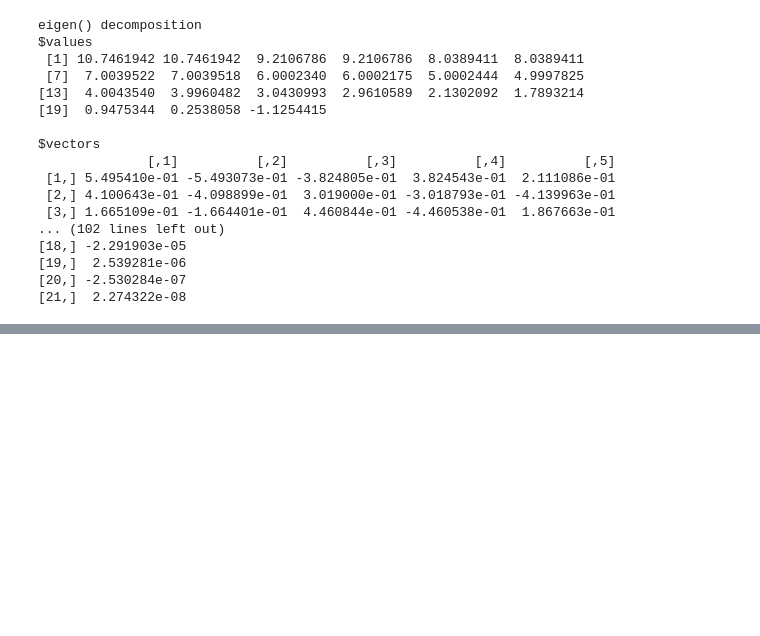
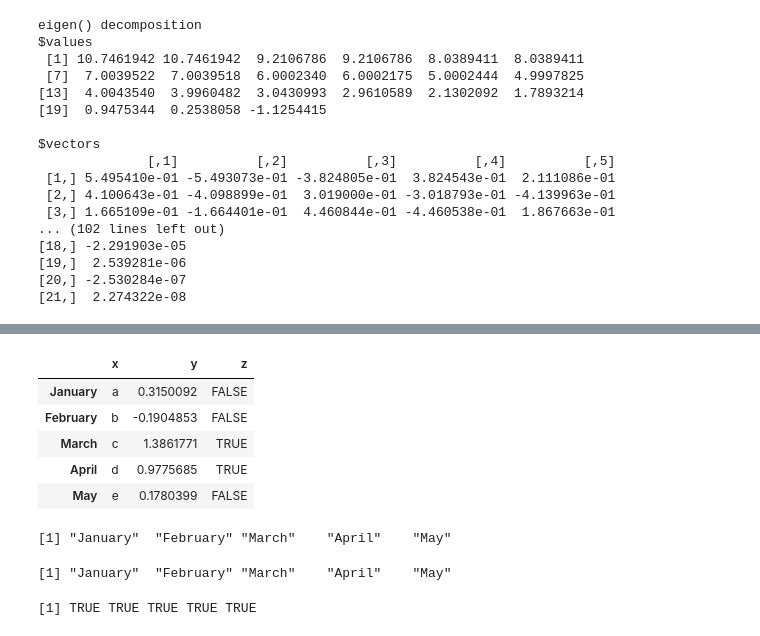
Before and after one commit to KayTony/R-in-Action, a Jupyter notebook: experiments/learning R.ipynb, the cells around one changed output, grey strips where cells are left out. Saved outputs shown, nothing was run; the diff lists cells and outputs as text; code cells hidden in the pictures; blank space fills up the shorter version.

Commit message:
update chapter 6 list & dataframe

```diff
--- a/experiments/learning R.ipynb
+++ b/experiments/learning R.ipynb
@@ -361,0 +563,7 @@ $vectors
+# %%
+a_df = data.frame(
+    x = letters[1:5],
+    y = rnorm(5),
+    z = runif(5) > 0.5
+)
+a_df
@@ -361,0 +577,22 @@ $vectors
+# %%
+rownames(a_df) = month.name[1:5]
+a_df
+# %% [output]
+|  | x | y | z |
+| January | a | 0.3150092 | FALSE |
+| February | b | -0.1904853 | FALSE |
+| March | c | 1.3861771 | TRUE |
+| April | d | 0.9775685 | TRUE |
+| May | e | 0.1780399 | FALSE |
+# %%
+row.names(a_df)
+# %% [output]
+[1] "January"  "February" "March"    "April"    "May"
+# %%
+rownames(a_df)
+# %% [output]
+[1] "January"  "February" "March"    "April"    "May"
+# %%
+row.names(a_df) == rownames(a_df)
+# %% [output]
+[1] TRUE TRUE TRUE TRUE TRUE
```
Also changed, not shown: parts of 37 cells of this notebook.
